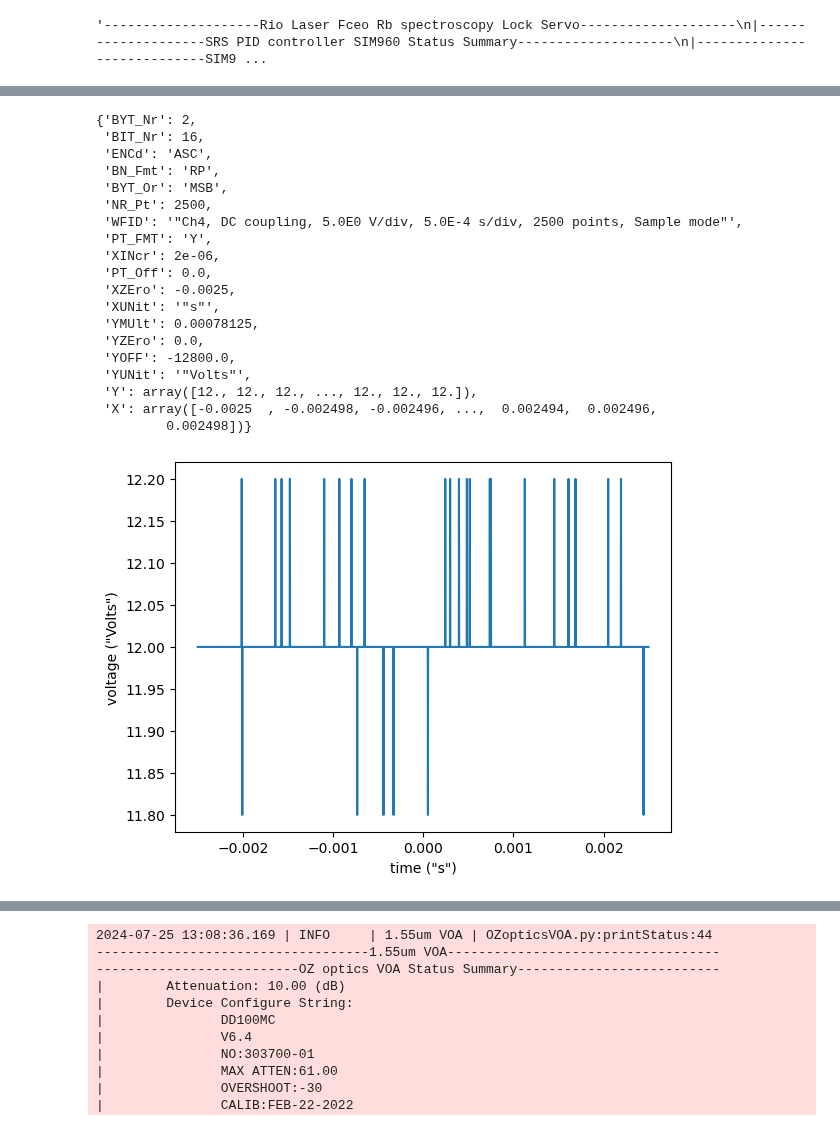
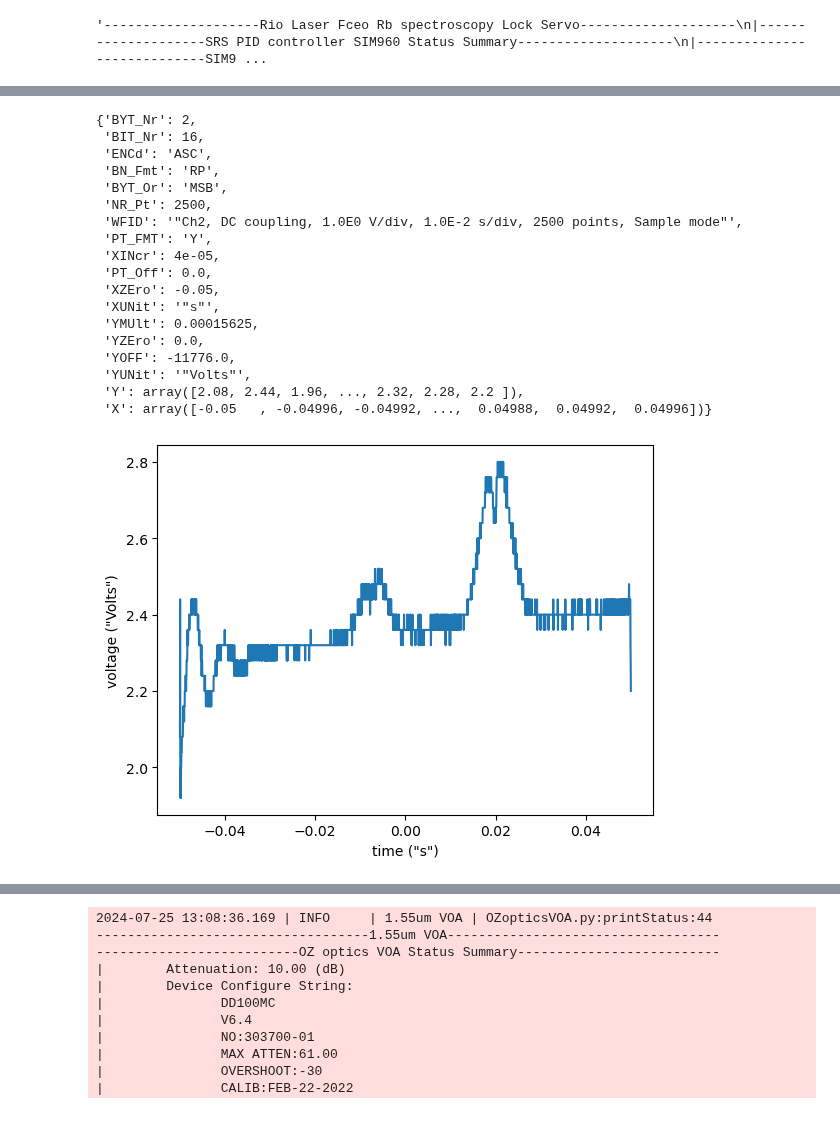
Before and after one commit to kester2015/KeckLFC-deploy, a Jupyter notebook: Notebooks/Minicomb_test_Feb.ipynb, the cells around one changed output, grey strips where cells are left out. Saved outputs shown, nothing was run; the diff lists cells and outputs as text; code cells hidden in the pictures.

```diff
--- a/Notebooks/Minicomb_test_Feb.ipynb
+++ b/Notebooks/Minicomb_test_Feb.ipynb
@@ -1375,3 +1903,3 @@ RAMP
 # %%
-osc.get_trace(trace=4)
+osc.get_trace(trace=2)
 # %% [output]
@@ -1380,20 +1908,19 @@ TDS2024C OSC: Trace 4 data read finished.
 {'BYT_Nr': 2,
  'BIT_Nr': 16,
  'ENCd': 'ASC',
  'BN_Fmt': 'RP',
  'BYT_Or': 'MSB',
  'NR_Pt': 2500,
- 'WFID': '"Ch4, DC coupling, 5.0E0 V/div, 5.0E-4 s/div, 2500 points, Sample mode"',
+ 'WFID': '"Ch2, DC coupling, 1.0E0 V/div, 1.0E-2 s/div, 2500 points, Sample mode"',
  'PT_FMT': 'Y',
- 'XINcr': 2e-06,
+ 'XINcr': 4e-05,
  'PT_Off': 0.0,
- 'XZEro': -0.0025,
+ 'XZEro': -0.05,
  'XUNit': '"s"',
- 'YMUlt': 0.00078125,
+ 'YMUlt': 0.00015625,
  'YZEro': 0.0,
- 'YOFF': -12800.0,
+ 'YOFF': -11776.0,
  'YUNit': '"Volts"',
- 'Y': array([12., 12., 12., ..., 12., 12., 12.]),
- 'X': array([-0.0025  , -0.002498, -0.002496, ...,  0.002494,  0.002496,
-         0.002498])}
+ 'Y': array([2.08, 2.44, 1.96, ..., 2.32, 2.28, 2.2 ]),
+ 'X': array([-0.05   , -0.04996, -0.04992, ...,  0.04988,  0.04992,  0.04996])}
-[figure, old version]
+[figure, new version]
```
Also changed, not shown: parts of 96 cells of this notebook, 2 other files.
